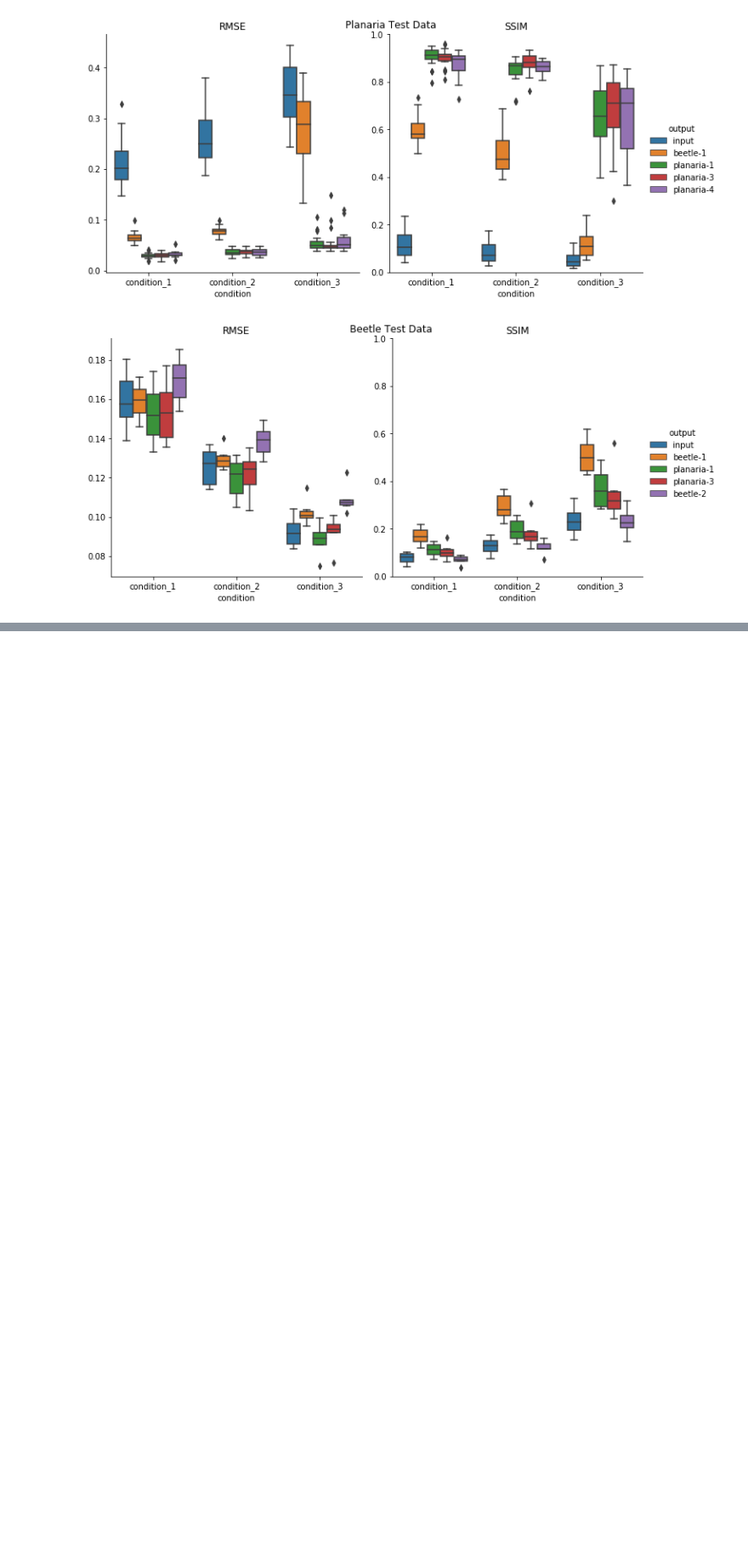
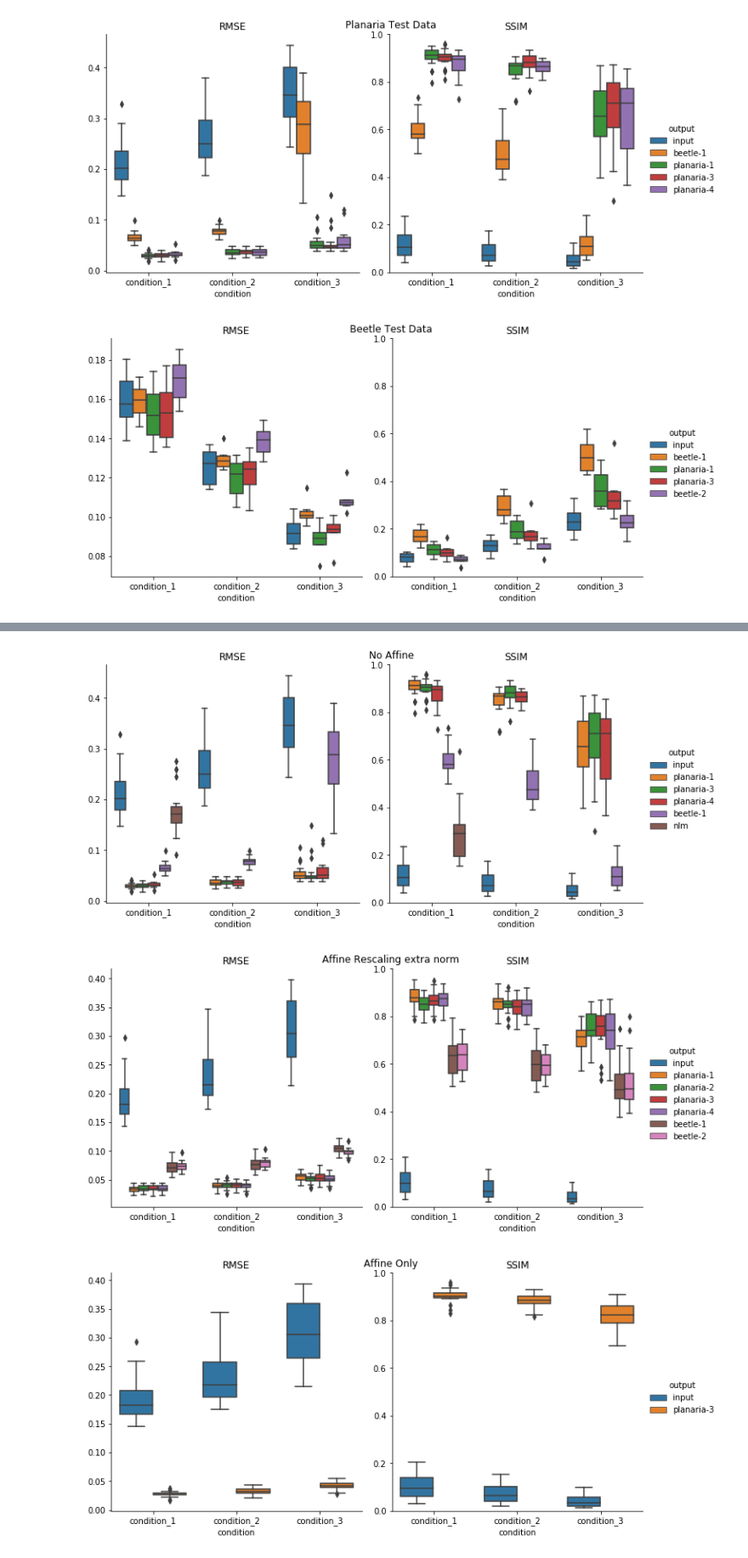
Before and after one commit to ksr987/COMP551-MP4, a Jupyter notebook: denoising/6_figures_tables.ipynb, the cells around one changed output, grey strips where cells are left out. Shown at 85% size. Saved outputs shown, nothing was run; the diff lists cells and outputs as text; code cells hidden in the pictures; blank space fills up the shorter version.

```diff
--- a/denoising/6_figures_tables.ipynb
+++ b/denoising/6_figures_tables.ipynb
@@ -192,0 +285,38 @@ for df, name in zip(df_ls, ['Planaria Test Data', 'Beetle Test Data']):
+# %%
+df_ls = [pd.read_csv(f) for f in ['tables/planaria_test_data_raw.csv',
+                                  'planaria_results/2019-04-15-test_raw.csv',
+                                  'planaria_results/2019-04-16-test_raw.csv']]
+
+for df, name in zip(df_ls, ['No Affine', 'Affine Rescaling extra norm',
+                           'Affine Only']):
+    df['experiment'] = name
+    # drop the dates form model names
+    df['output'] = [re.split('\d{4}-\d{2}-\d{2}-', o)[-1] for o in df['output']]
+    g = sns.catplot(x='condition', y='value', hue='output',
+                    kind='box',
+                    col='metric',
+#                     hue_order=cols,
+                    sharey=False, data=df)
+    g.axes[0,1].set_ylim(0,1)
+    g.set_ylabels('')
+    g.axes[0,0].set_title('RMSE')
+    g.axes[0,1].set_title('SSIM')
+    g.fig.suptitle(name)
+
+df = pd.concat(df_ls, sort=False)
+df = df[df['output'].isin(['planaria-3', 'input'])]
+
+g = sns.catplot(x='condition', y='value', hue='experiment',
+                kind='box',
+                col='metric',
+                row='output',
+                sharey=False, data=df)
+g.set_ylabels('')
+g.axes[0,0].set_title('RMSE')
+g.axes[0,1].set_title('SSIM')
+# g.fig.suptitle('Planaria-3 200 epoch')
+plt.show()
+# %% [output]
+[figure, added]
+[figure, added]
+[figure, added]
```
Also changed, not shown: parts of 23 cells of this notebook, 53 other files.
